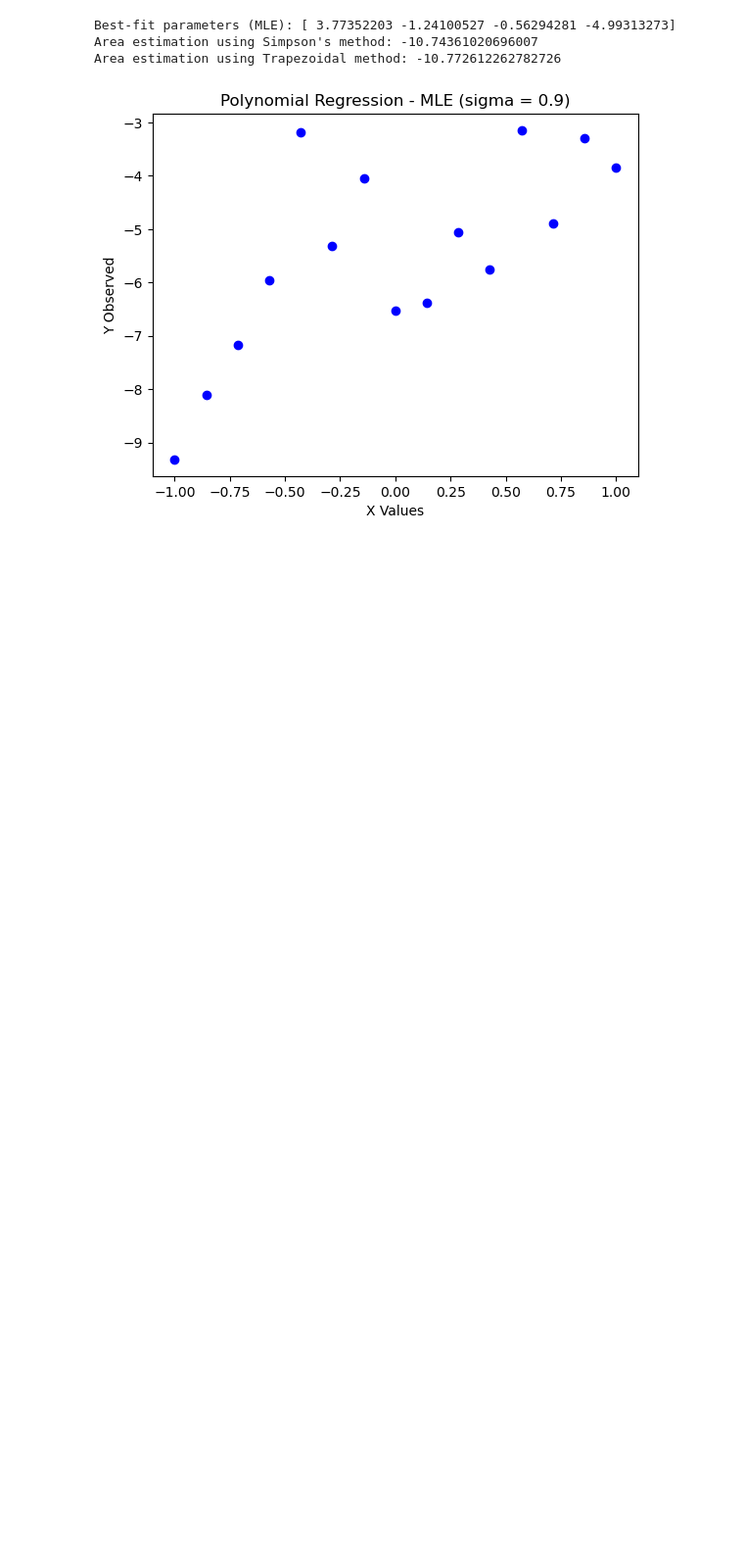
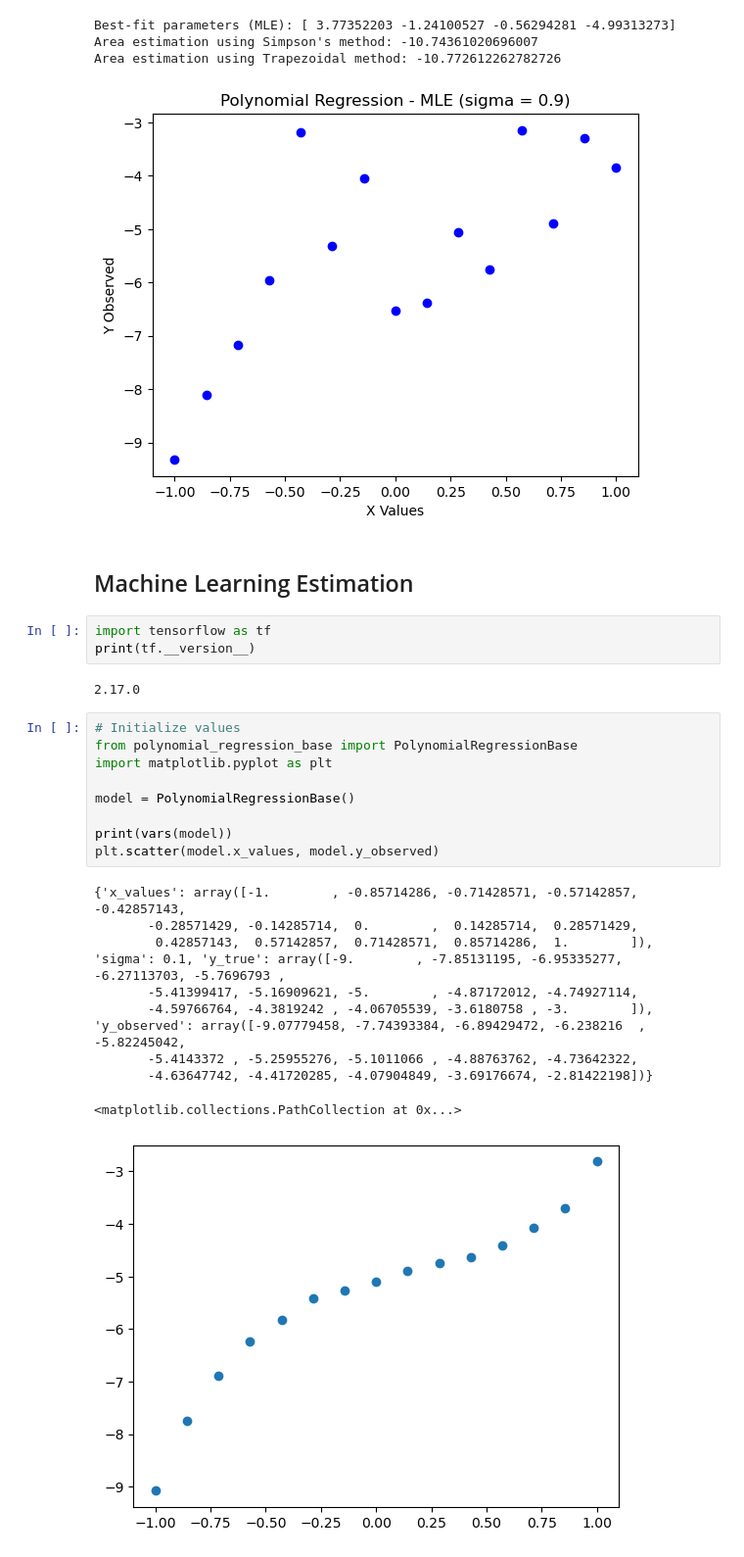
Before and after one commit to pmehta17/fermi, a Jupyter notebook: polynomial_prediction.ipynb, the cells around one changed output. Shown: that part at 98% size. Saved outputs shown, nothing was run; the diff lists cells and outputs as text; blank space fills up the shorter version.

Commit message:
Basic TF model

```diff
--- a/polynomial_prediction.ipynb
+++ b/polynomial_prediction.ipynb
@@ -222,3 +222,29 @@ Best-fit parameters (MLE): [ 3.77352203 -1.24100527 -0.56294281 -4.99313273]
 Area estimation using Simpson's method: -10.74361020696007
 Area estimation using Trapezoidal method: -10.772612262782726
 [figure]
+# %% [markdown]
+## Machine Learning Estimation
+# %%
+import tensorflow as tf
+print(tf.__version__)
+# %% [output]
+2.17.0
+# %%
+# Initialize values
+from polynomial_regression_base import PolynomialRegressionBase
+import matplotlib.pyplot as plt
+
+model = PolynomialRegressionBase()
+
+print(vars(model))
+plt.scatter(model.x_values, model.y_observed)
+# %% [output]
+{'x_values': array([-1.        , -0.85714286, -0.71428571, -0.57142857, -0.42857143,
+       -0.28571429, -0.14285714,  0.        ,  0.14285714,  0.28571429,
+        0.42857143,  0.57142857,  0.71428571,  0.85714286,  1.        ]), 'sigma': 0.1, 'y_true': array([-9.        , -7.85131195, -6.95335277, -6.27113703, -5.7696793 ,
+       -5.41399417, -5.16909621, -5.        , -4.87172012, -4.74927114,
+       -4.59766764, -4.3819242 , -4.06705539, -3.6180758 , -3.        ]), 'y_observed': array([-9.07779458, -7.74393384, -6.89429472, -6.238216  , -5.82245042,
+       -5.4143372 , -5.25955276, -5.1011066 , -4.88763762, -4.73642322,
+       -4.63647742, -4.41720285, -4.07904849, -3.69176674, -2.81422198])}
+<matplotlib.collections.PathCollection at 0x...>
+[figure, added]
```
Also changed, not shown: parts of 8 cells of this notebook.
